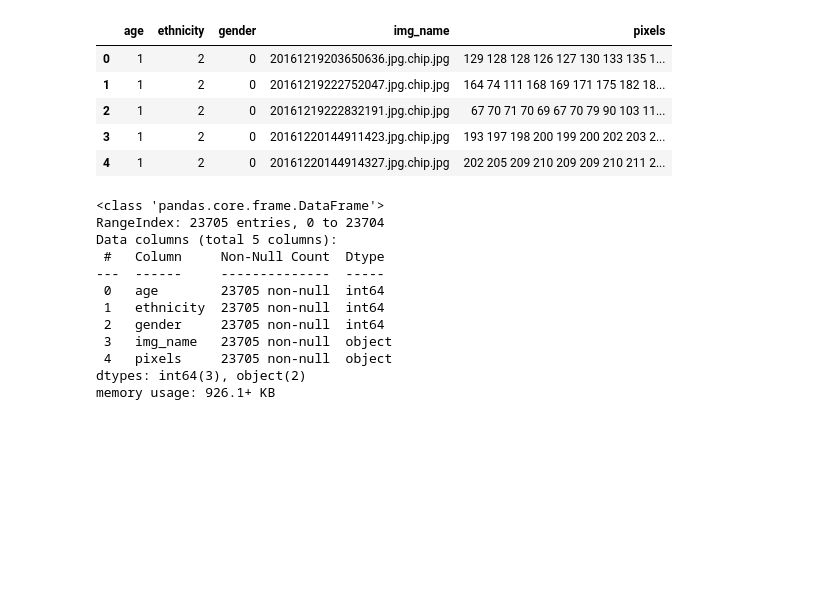
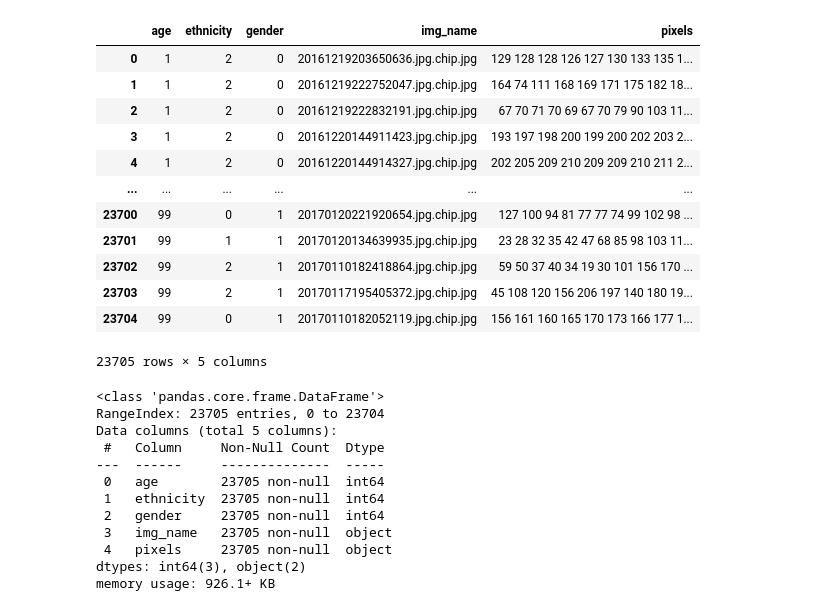
Before and after one commit to s4bih/image, a Jupyter notebook: Untitled12.ipynb, the cells around one changed output. Cells and saved outputs as stored; diff of their text form; code cells hidden in the pictures; blank space fills up the shorter version.

```diff
--- a/Untitled12.ipynb
+++ b/Untitled12.ipynb
@@ -31,14 +31,21 @@ To: /content/GenderPrediction.csv
 'GenderPrediction.csv'
 # %%
 data = pd.read_csv(output_file)
-data.head()
+data
 # %% [output]
 |  | age | ethnicity | gender | img_name | pixels |
 | 0 | 1 | 2 | 0 | 20161219203650636.jpg.chip.jpg | 129 128 128 126 127 130 133 135 1... |
 | 1 | 1 | 2 | 0 | 20161219222752047.jpg.chip.jpg | 164 74 111 168 169 171 175 182 18... |
 | 2 | 1 | 2 | 0 | 20161219222832191.jpg.chip.jpg | 67 70 71 70 69 67 70 79 90 103 11... |
 | 3 | 1 | 2 | 0 | 20161220144911423.jpg.chip.jpg | 193 197 198 200 199 200 202 203 2... |
 | 4 | 1 | 2 | 0 | 20161220144914327.jpg.chip.jpg | 202 205 209 210 209 209 210 211 2... |
+| ... | ... | ... | ... | ... | ... |
+| 23700 | 99 | 0 | 1 | 20170120221920654.jpg.chip.jpg | 127 100 94 81 77 77 74 99 102 98 ... |
+| 23701 | 99 | 1 | 1 | 20170120134639935.jpg.chip.jpg | 23 28 32 35 42 47 68 85 98 103 11... |
+| 23702 | 99 | 2 | 1 | 20170110182418864.jpg.chip.jpg | 59 50 37 40 34 19 30 101 156 170 ... |
+| 23703 | 99 | 2 | 1 | 20170117195405372.jpg.chip.jpg | 45 108 120 156 206 197 140 180 19... |
+| 23704 | 99 | 0 | 1 | 20170110182052119.jpg.chip.jpg | 156 161 160 165 170 173 166 177 1... |
+23705 rows × 5 columns
 # %%
 data.info()
 # %% [output]
```
Also changed, not shown: parts of 11 cells of this notebook.
